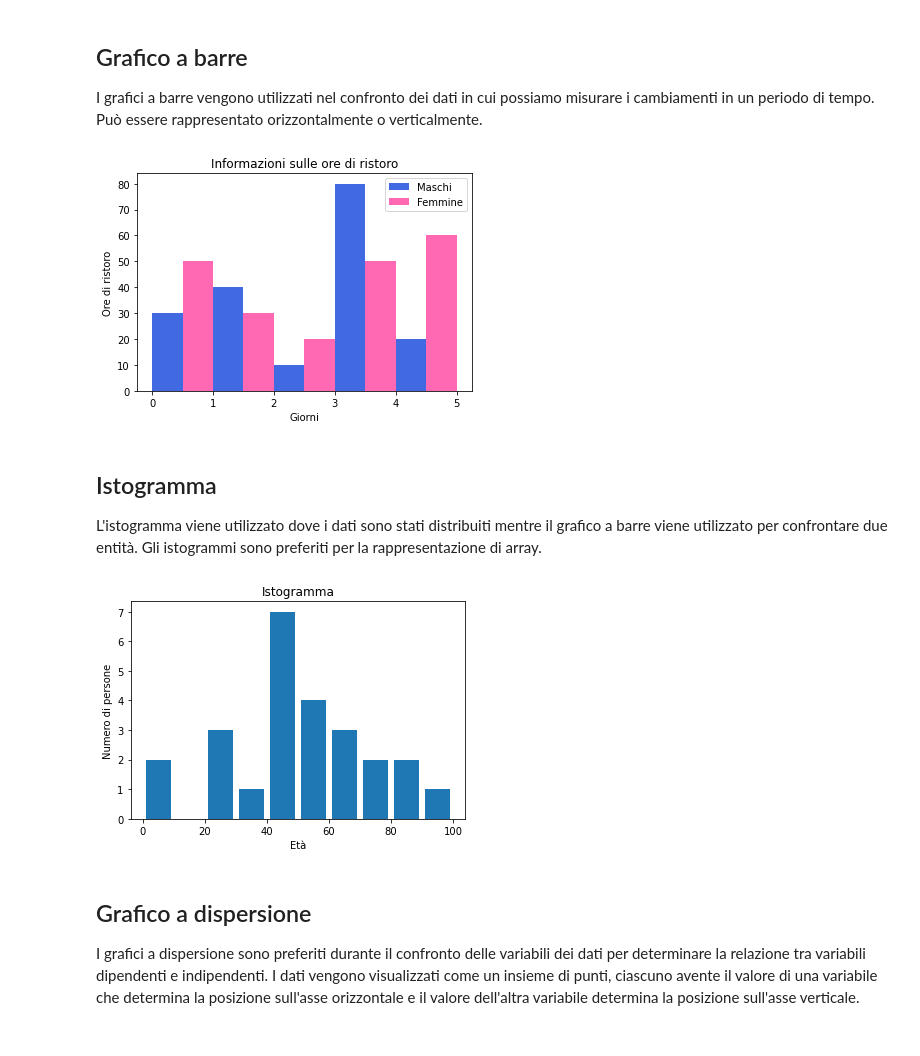
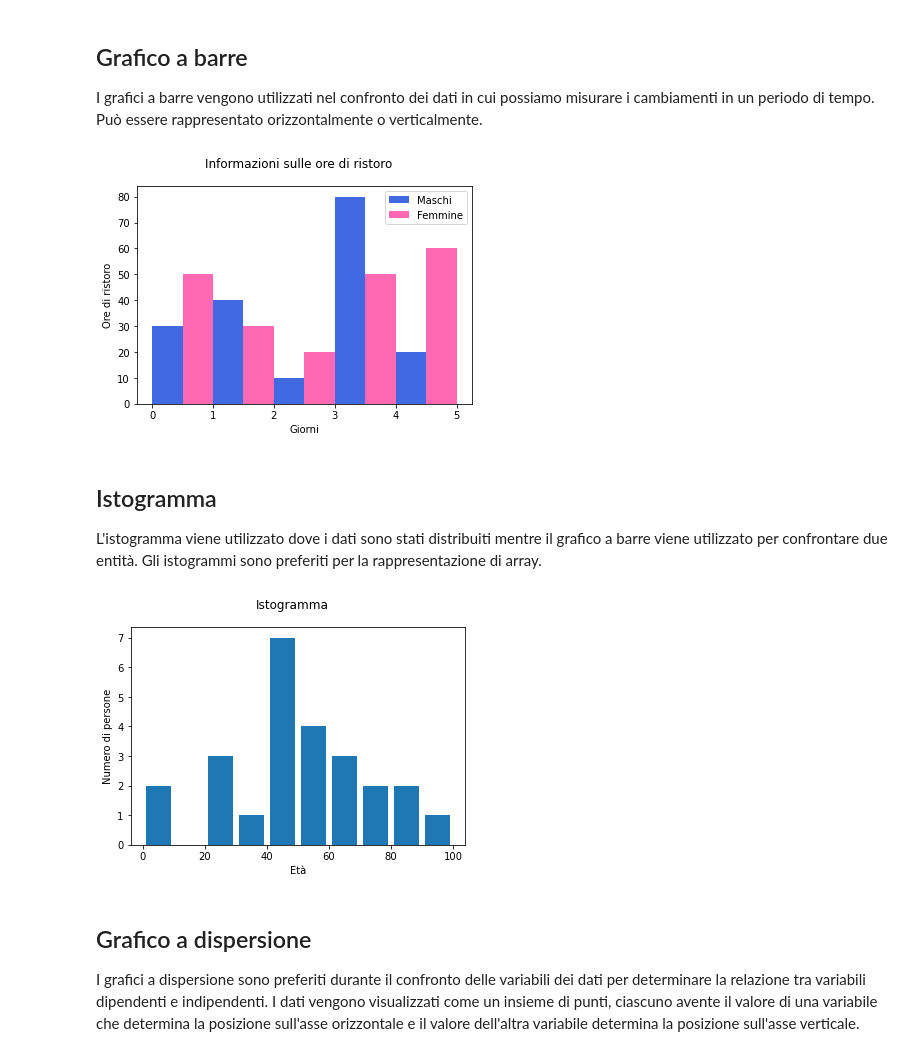
Before and after one commit to CappuCitti/Python-appunti-ed-esercizi, a Jupyter notebook: MatPlotLib/Notebook1 - Tipi di grafici.ipynb, the cells around one changed output. Cells and saved outputs as stored; diff of their text form; code cells hidden in the pictures.

```diff
--- a/MatPlotLib/Notebook1 - Tipi di grafici.ipynb
+++ b/MatPlotLib/Notebook1 - Tipi di grafici.ipynb
@@ -42,17 +42,20 @@ plt.show()
 
 I grafici a barre vengono utilizzati nel confronto dei dati in cui possiamo misurare i cambiamenti in un periodo di tempo. Può essere rappresentato orizzontalmente o verticalmente.
 # %%
-plt.bar([0.25, 1.25, 2.25, 3.25, 4.25],[30, 40, 10, 80, 20], label='Maschi', color='royalblue', width=.5)
-plt.bar([0.75, 1.75, 2.75, 3.75, 4.75],[50, 30, 20, 50, 60], label='Femmine', color='hotpink',width=.5)
-plt.legend() # Mostra la legenda (l contenuti dei parametri 'label')
+fig = plt.figure()
+ax = plt.axes()
 
-plt.xlabel('Giorni')
-plt.ylabel('Ore di ristoro')
-plt.title('Informazioni sulle ore di ristoro')
+ax.bar([0.25, 1.25, 2.25, 3.25, 4.25], [30, 40, 10, 80, 20], label='Maschi', color='royalblue', width=.5)
+ax.bar([0.75, 1.75, 2.75, 3.75, 4.75], [50, 30, 20, 50, 60], label='Femmine', color='hotpink',width=.5)
+ax.legend(loc=0)    # Mostra la legenda (l contenuti dei parametri 'label')
+
+ax.set_xlabel('Giorni')
+ax.set_ylabel('Ore di ristoro')
+fig.suptitle('Informazioni sulle ore di ristoro')
 
 plt.show()
 # %% [output]
-[figure, old version]
+[figure, new version]
 # %% [markdown]
 ## Istogramma
 L'istogramma viene utilizzato dove i dati sono stati distribuiti mentre il grafico a barre viene utilizzato per confrontare due entità. Gli istogrammi sono preferiti per la rappresentazione di array.
@@ -60,15 +63,18 @@ L'istogramma viene utilizzato dove i dati sono stati distribuiti mentre il grafi
 population_age = [22, 55, 62, 45, 21, 22, 34, 42, 42, 4, 2, 102, 95, 85, 55, 110, 120, 70, 65, 55, 111, 115, 80, 75, 65, 54, 44, 43, 42, 48]
 ages = [0, 10, 20, 30, 40, 50, 60, 70, 80, 90, 100]
 
-plt.hist(population_age, ages, histtype='bar', rwidth=0.8)
+fig = plt.figure()
+ax = plt.axes()
 
-plt.xlabel('Età')
-plt.ylabel('Numero di persone')
-plt.title('Istogramma')
+ax.hist(population_age, ages, histtype='bar', rwidth=0.8)
+
+ax.set_xlabel('Età')
+ax.set_ylabel('Numero di persone')
+fig.suptitle('Istogramma')
 
 plt.show()
 # %% [output]
-[figure, old version]
+[figure, new version]
 # %% [markdown]
 ## Grafico a dispersione
 I grafici a dispersione sono preferiti durante il confronto delle variabili dei dati per determinare la relazione tra variabili dipendenti e indipendenti. I dati vengono visualizzati come un insieme di punti, ciascuno avente il valore di una variabile che determina la posizione sull'asse orizzontale e il valore dell'altra variabile determina la posizione sull'asse verticale.
```
Also changed, not shown: parts of 3 cells of this notebook.
